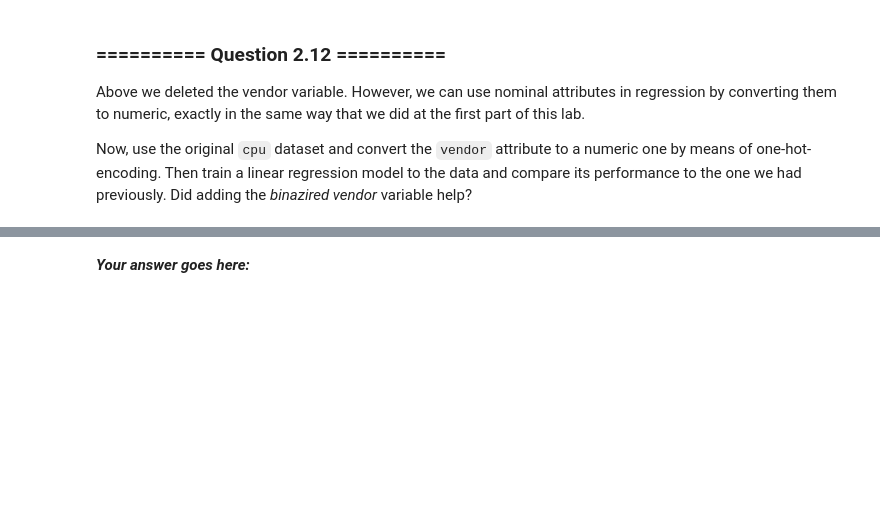
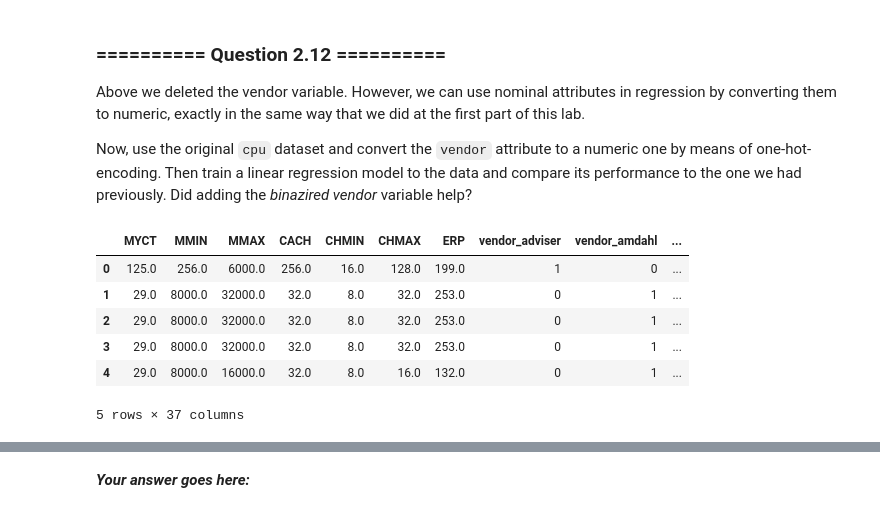
Before and after one commit to ZornitsaAsanska/iaml-labs, a Jupyter notebook: Labs/02 - Decision Trees and Linear Regression.ipynb, the cells around one changed output, grey strips where cells are left out. Drawn from its saved outputs; the diff is of its cells as text; code cells hidden in the pictures; blank space fills up the shorter version.

```diff
--- a/Labs/02 - Decision Trees and Linear Regression.ipynb
+++ b/Labs/02 - Decision Trees and Linear Regression.ipynb
@@ -819,0 +819,20 @@ Now, use the original `cpu` dataset and convert the `vendor` attribute to a nume
+# %%
+# Your Code goes here:
+
+#One-hot encoding of vendor attribute
+cpu_encoded = cpu.copy(deep=True)
+cpu_encoded["vendor"] = cpu_encoded["vendor"].astype("category")
+cpu_encoded = pd.get_dummies(cpu_encoded)
+
+X = cpu_encoded.drop('ERP', axis = 1)
+y = cpu_encoded['ERP'].values
+X_train, X_test, y_train, y_test = train_test_split(X, y, train_size = 0.75, test_size=0.25, random_state=0)
+cpu_encoded.head()
+# %% [output]
+|  | MYCT | MMIN | MMAX | CACH | CHMIN | CHMAX | ERP | vendor_adviser | vendor_amdahl | ... |
+| 0 | 125.0 | 256.0 | 6000.0 | 256.0 | 16.0 | 128.0 | 199.0 | 1 | 0 | ... |
+| 1 | 29.0 | 8000.0 | 32000.0 | 32.0 | 8.0 | 32.0 | 253.0 | 0 | 1 | ... |
+| 2 | 29.0 | 8000.0 | 32000.0 | 32.0 | 8.0 | 32.0 | 253.0 | 0 | 1 | ... |
+| 3 | 29.0 | 8000.0 | 32000.0 | 32.0 | 8.0 | 32.0 | 253.0 | 0 | 1 | ... |
+| 4 | 29.0 | 8000.0 | 16000.0 | 32.0 | 8.0 | 16.0 | 132.0 | 0 | 1 | ... |
+5 rows × 37 columns
```
Also changed, not shown: parts of 9 cells of this notebook.
